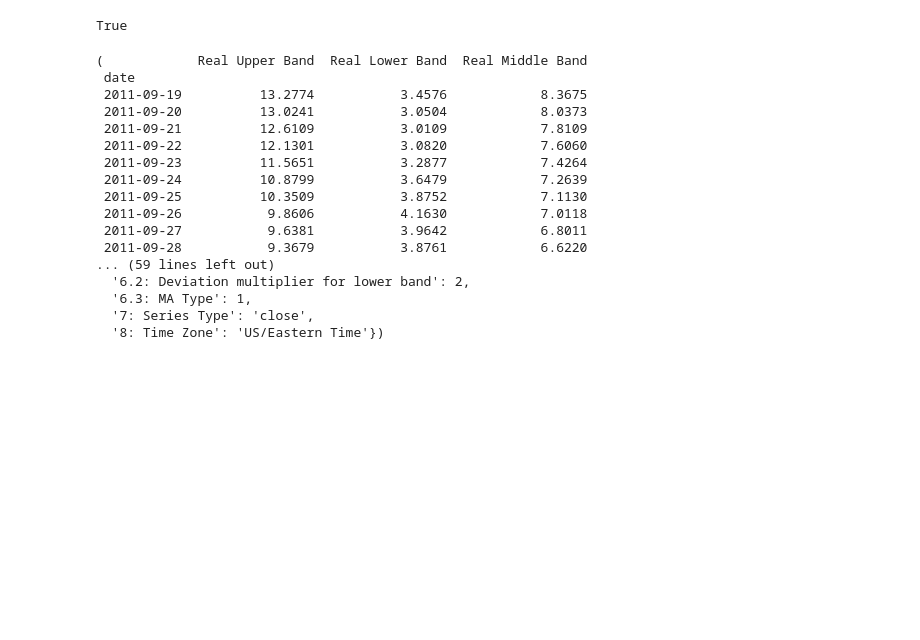
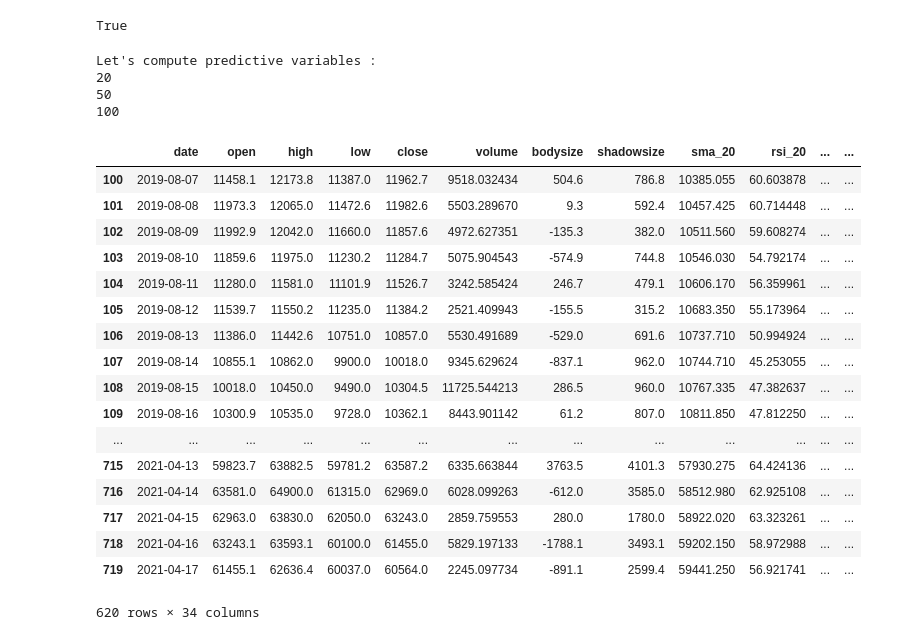
Before and after one commit to joshuatbond/Crypto_Deep_Learning_Proj, a Jupyter notebook: nb1.ipynb, the cells around one changed output. Cells and saved outputs as stored; diff of their text form; code cells hidden in the pictures; blank space fills up the shorter version.

```diff
--- a/nb1.ipynb
+++ b/nb1.ipynb
@@ -44,20 +69,0 @@ rsi = ti.get_rsi('BTCUSD',)
-# %%
-bbands
-# %% [output]
-(            Real Upper Band  Real Lower Band  Real Middle Band
- date
- 2011-09-19          13.2774           3.4576            8.3675
- 2011-09-20          13.0241           3.0504            8.0373
- 2011-09-21          12.6109           3.0109            7.8109
- 2011-09-22          12.1301           3.0820            7.6060
- 2011-09-23          11.5651           3.2877            7.4264
- 2011-09-24          10.8799           3.6479            7.2639
- 2011-09-25          10.3509           3.8752            7.1130
- 2011-09-26           9.8606           4.1630            7.0118
- 2011-09-27           9.6381           3.9642            6.8011
- 2011-09-28           9.3679           3.8761            6.6220
-... (59 lines left out)
-  '6.2: Deviation multiplier for lower band': 2,
-  '6.3: MA Type': 1,
-  '7: Series Type': 'close',
-  '8: Time Zone': 'US/Eastern Time'})
@@ -63,0 +96,55 @@ bbands
+# %%
+def compute_variables1(df):
+    print("Let's compute predictive variables : ")
+    df["date"] = pd.to_datetime(df["date"])
+    df['bodysize'] = df['close'] - df['open']
+    df['shadowsize'] = df['high'] - df['low']
+    for window in [20, 50, 100]:
+        print(window)
+        df = compute_sma(df, window, colname = 'sma_{}'.format(window))
+        df = compute_rsi(df, window, colname = 'rsi_{}'.format(window))
+        df["Min_{}".format(window)] = df["low"].rolling(window).min()
+        df["Max_{}".format(window)] = df["high"].rolling(window).max()
+        df["volume_{}".format(window)] = df["volume"].rolling(window).mean()
+        df['percentChange_{}'.format(window)] = df['close'].pct_change(periods = window)
+        df['RelativeSize_sma_{}'.format(window)] = df['close'] / df['sma_{}'.format(window)]
+        df['Diff_{}'.format(window)] = df['close'].diff(window)
+
+    # df["Modulo_10"] = df["close"].copy() % 10
+    # df["Modulo_100"] = df["close"].copy() % 100
+    # df["Modulo_1000"] = df["close"].copy() % 1000
+    # df["Modulo_500"] = df["close"].copy() % 500
+    # df["Modulo_50"] = df["close"].copy() % 50
+    # (b) Add weekday and day of the month
+    df["WeekDay"] = df["date"].dt.weekday
+    df["Day"] = df["date"].dt.day
+    df.dropna(inplace=True)
+    return(df)
+# %%
+df = compute_variables1(btc_historical_df)
+# %% [output]
+Let's compute predictive variables :
+20
+50
+100
+# %%
+df
+# %% [output]
+|  | date | open | high | low | close | volume | bodysize | shadowsize | sma_20 | rsi_20 | ... | ... |
+| 100 | 2019-08-07 | 11458.1 | 12173.8 | 11387.0 | 11962.7 | 9518.032434 | 504.6 | 786.8 | 10385.055 | 60.603878 | ... | ... |
+| 101 | 2019-08-08 | 11973.3 | 12065.0 | 11472.6 | 11982.6 | 5503.289670 | 9.3 | 592.4 | 10457.425 | 60.714448 | ... | ... |
+| 102 | 2019-08-09 | 11992.9 | 12042.0 | 11660.0 | 11857.6 | 4972.627351 | -135.3 | 382.0 | 10511.560 | 59.608274 | ... | ... |
+| 103 | 2019-08-10 | 11859.6 | 11975.0 | 11230.2 | 11284.7 | 5075.904543 | -574.9 | 744.8 | 10546.030 | 54.792174 | ... | ... |
+| 104 | 2019-08-11 | 11280.0 | 11581.0 | 11101.9 | 11526.7 | 3242.585424 | 246.7 | 479.1 | 10606.170 | 56.359961 | ... | ... |
+| 105 | 2019-08-12 | 11539.7 | 11550.2 | 11235.0 | 11384.2 | 2521.409943 | -155.5 | 315.2 | 10683.350 | 55.173964 | ... | ... |
+| 106 | 2019-08-13 | 11386.0 | 11442.6 | 10751.0 | 10857.0 | 5530.491689 | -529.0 | 691.6 | 10737.710 | 50.994924 | ... | ... |
+| 107 | 2019-08-14 | 10855.1 | 10862.0 | 9900.0 | 10018.0 | 9345.629624 | -837.1 | 962.0 | 10744.710 | 45.253055 | ... | ... |
+| 108 | 2019-08-15 | 10018.0 | 10450.0 | 9490.0 | 10304.5 | 11725.544213 | 286.5 | 960.0 | 10767.335 | 47.382637 | ... | ... |
+| 109 | 2019-08-16 | 10300.9 | 10535.0 | 9728.0 | 10362.1 | 8443.901142 | 61.2 | 807.0 | 10811.850 | 47.812250 | ... | ... |
+| ... | ... | ... | ... | ... | ... | ... | ... | ... | ... | ... | ... | ... |
+| 715 | 2021-04-13 | 59823.7 | 63882.5 | 59781.2 | 63587.2 | 6335.663844 | 3763.5 | 4101.3 | 57930.275 | 64.424136 | ... | ... |
+| 716 | 2021-04-14 | 63581.0 | 64900.0 | 61315.0 | 62969.0 | 6028.099263 | -612.0 | 3585.0 | 58512.980 | 62.925108 | ... | ... |
+| 717 | 2021-04-15 | 62963.0 | 63830.0 | 62050.0 | 63243.0 | 2859.759553 | 280.0 | 1780.0 | 58922.020 | 63.323261 | ... | ... |
+| 718 | 2021-04-16 | 63243.1 | 63593.1 | 60100.0 | 61455.0 | 5829.197133 | -1788.1 | 3493.1 | 59202.150 | 58.972988 | ... | ... |
+| 719 | 2021-04-17 | 61455.1 | 62636.4 | 60037.0 | 60564.0 | 2245.097734 | -891.1 | 2599.4 | 59441.250 | 56.921741 | ... | ... |
+620 rows × 34 columns
```
Also changed, not shown: parts of 10 cells of this notebook, 4 other files.
